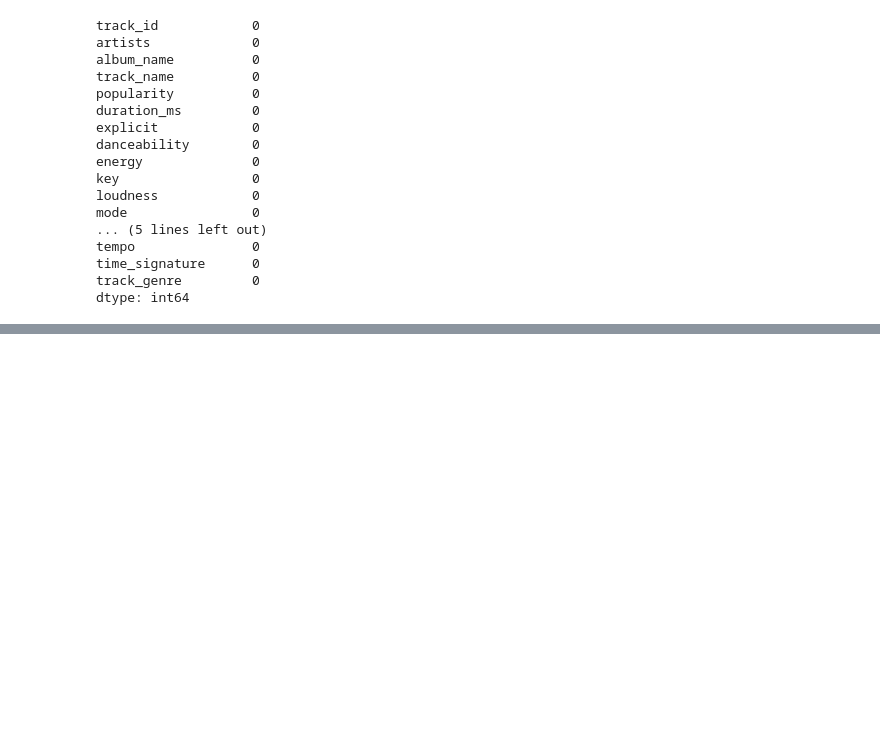
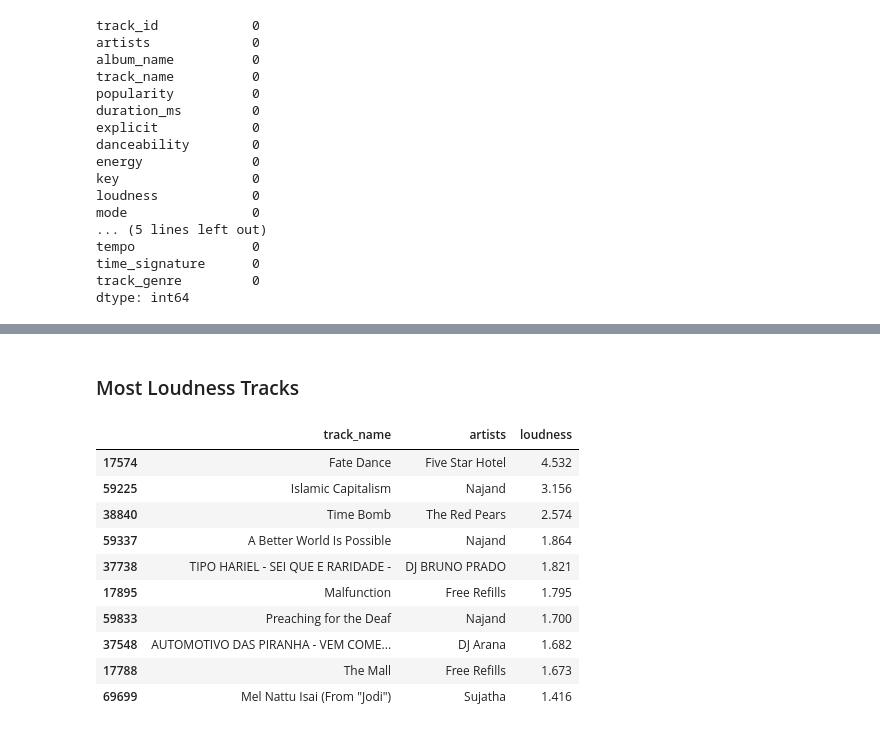
Before and after one commit to davitgouveia/Spotify-Data-Collection, a Jupyter notebook: data-analysis.ipynb, the cells around one changed output, grey strips where cells are left out. Drawn from its saved outputs; the diff is of its cells as text; code cells hidden in the pictures; blank space fills up the shorter version.

```diff
--- a/data-analysis.ipynb
+++ b/data-analysis.ipynb
@@ -100,0 +303,16 @@ dtype: int64
+# %% [markdown]
+### Most Loudness Tracks
+# %%
+df_mostLoudness
+# %% [output]
+|  | track_name | artists | loudness |
+| 17574 | Fate Dance | Five Star Hotel | 4.532 |
+| 59225 | Islamic Capitalism | Najand | 3.156 |
+| 38840 | Time Bomb | The Red Pears | 2.574 |
+| 59337 | A Better World Is Possible | Najand | 1.864 |
+| 37738 | TIPO HARIEL - SEI QUE E RARIDADE - | DJ BRUNO PRADO | 1.821 |
+| 17895 | Malfunction | Free Refills | 1.795 |
+| 59833 | Preaching for the Deaf | Najand | 1.700 |
+| 37548 | AUTOMOTIVO DAS PIRANHA - VEM COME... | DJ Arana | 1.682 |
+| 17788 | The Mall | Free Refills | 1.673 |
+| 69699 | Mel Nattu Isai (From "Jodi") | Sujatha | 1.416 |
```
Also changed, not shown: parts of 27 cells of this notebook.
